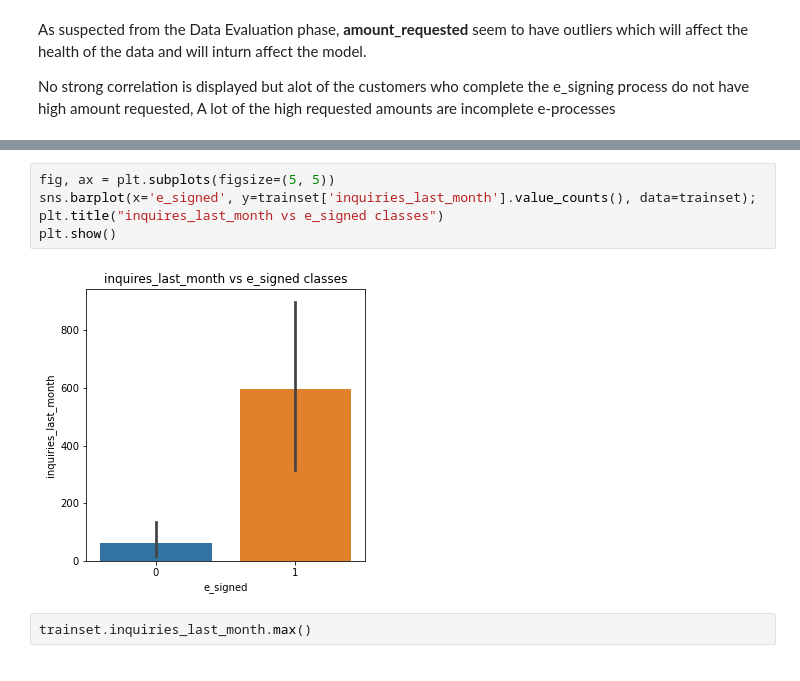
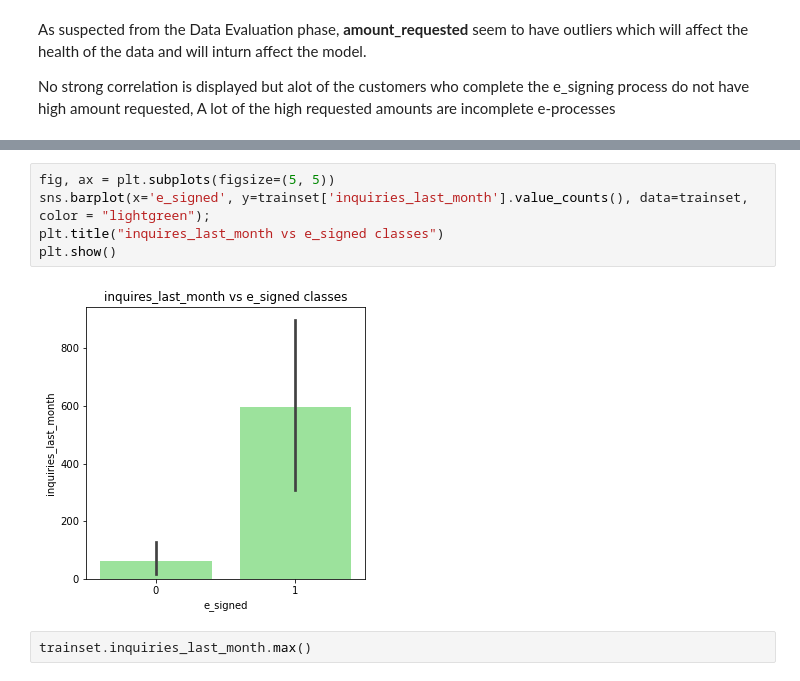
Before and after one commit to Apprentice-doa/DataFestAfrica-Hackathon--E-Process-Applicaton-Classification, a Jupyter notebook: Borrowme EDA.ipynb, the cells around one changed output, grey strips where cells are left out. Saved outputs shown, nothing was run; the diff lists cells and outputs as text.

```diff
--- a/Borrowme EDA.ipynb
+++ b/Borrowme EDA.ipynb
@@ -219,10 +219,10 @@ plt.show()
 # %%
 fig, ax = plt.subplots(figsize=(5, 5))
-sns.barplot(x='e_signed', y=trainset['inquiries_last_month'].value_counts(), data=trainset);
+sns.barplot(x='e_signed', y=trainset['inquiries_last_month'].value_counts(), data=trainset, color = "lightgreen");
 plt.title("inquires_last_month vs e_signed classes")
 plt.show()
 # %% [output]
-[figure, old version]
+[figure, new version]
 # %%
 trainset.inquiries_last_month.max()
 # %% [output]
```
Also changed, not shown: parts of 24 cells of this notebook.
